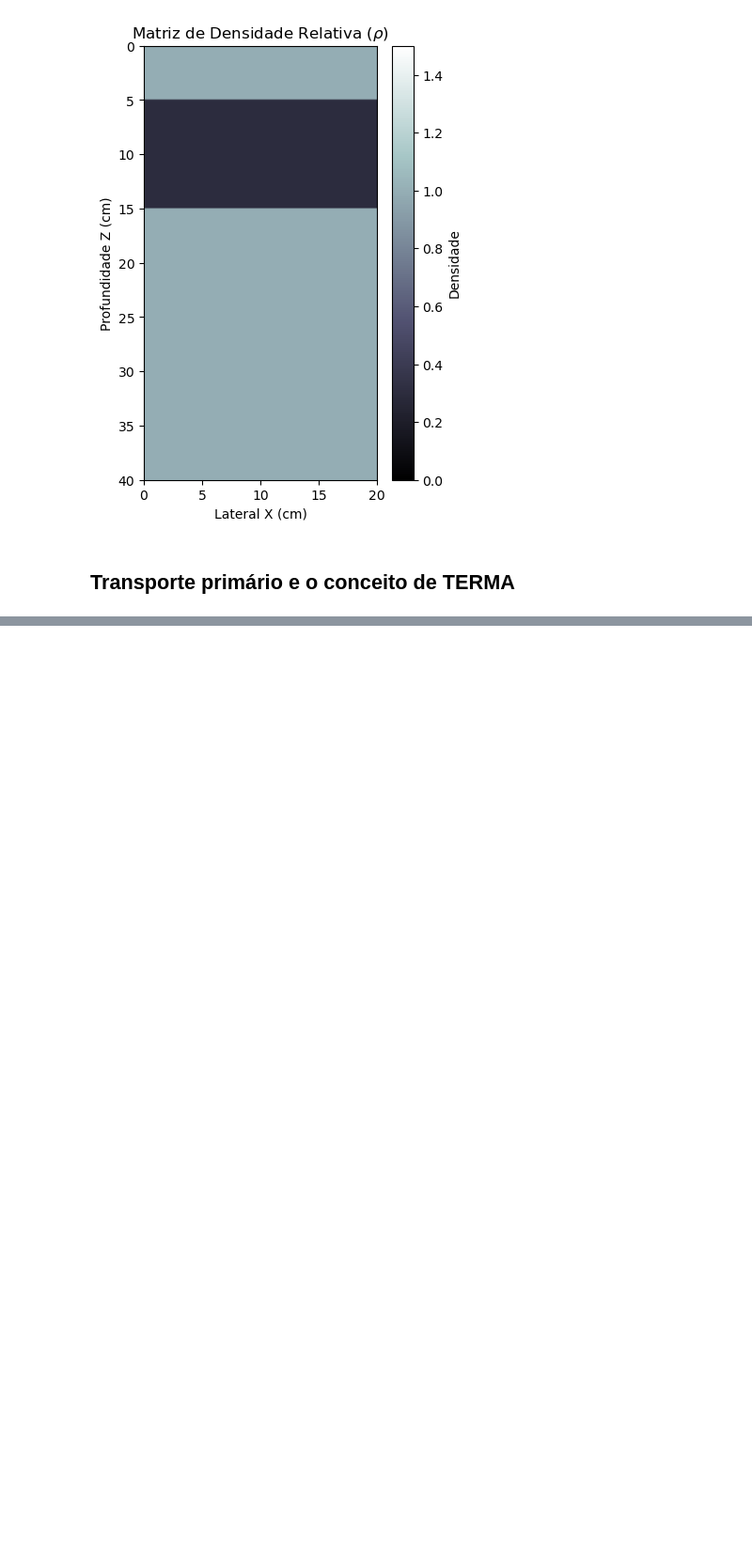
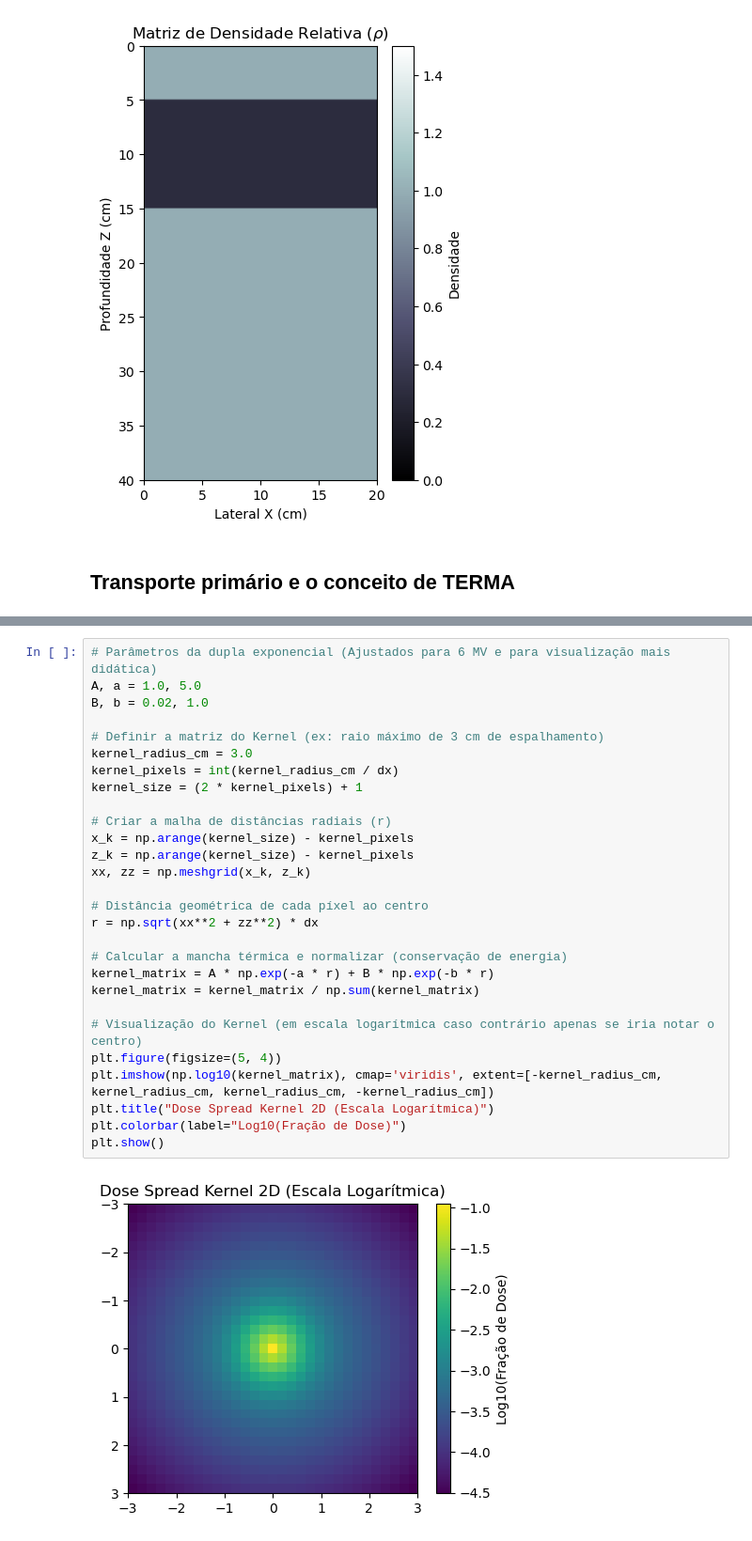
Before and after one commit to henrique-c727/DoseEngine, a Jupyter notebook: Demo.ipynb, the cells around one changed output, grey strips where cells are left out. Shown at 94% size. Saved outputs shown, nothing was run; the diff lists cells and outputs as text; blank space fills up the shorter version.

```diff
--- a/Demo.ipynb
+++ b/Demo.ipynb
@@ -93,0 +116,30 @@ plt.show()
+# %%
+# Parâmetros da dupla exponencial (Ajustados para 6 MV e para visualização mais didática)
+A, a = 1.0, 5.0
+B, b = 0.02, 1.0
+
+# Definir a matriz do Kernel (ex: raio máximo de 3 cm de espalhamento)
+kernel_radius_cm = 3.0
+kernel_pixels = int(kernel_radius_cm / dx)
+kernel_size = (2 * kernel_pixels) + 1
+
+# Criar a malha de distâncias radiais (r)
+x_k = np.arange(kernel_size) - kernel_pixels
+z_k = np.arange(kernel_size) - kernel_pixels
+xx, zz = np.meshgrid(x_k, z_k)
+
+# Distância geométrica de cada píxel ao centro
+r = np.sqrt(xx**2 + zz**2) * dx
+
+# Calcular a mancha térmica e normalizar (conservação de energia)
+kernel_matrix = A * np.exp(-a * r) + B * np.exp(-b * r)
+kernel_matrix = kernel_matrix / np.sum(kernel_matrix)
+
+# Visualização do Kernel (em escala logarítmica caso contrário apenas se iria notar o centro)
+plt.figure(figsize=(5, 4))
+plt.imshow(np.log10(kernel_matrix), cmap='viridis', extent=[-kernel_radius_cm, kernel_radius_cm, kernel_radius_cm, -kernel_radius_cm])
+plt.title("Dose Spread Kernel 2D (Escala Logarítmica)")
+plt.colorbar(label="Log10(Fração de Dose)")
+plt.show()
+# %% [output]
+[figure, added]
```
Also changed, not shown: parts of 8 cells of this notebook.
